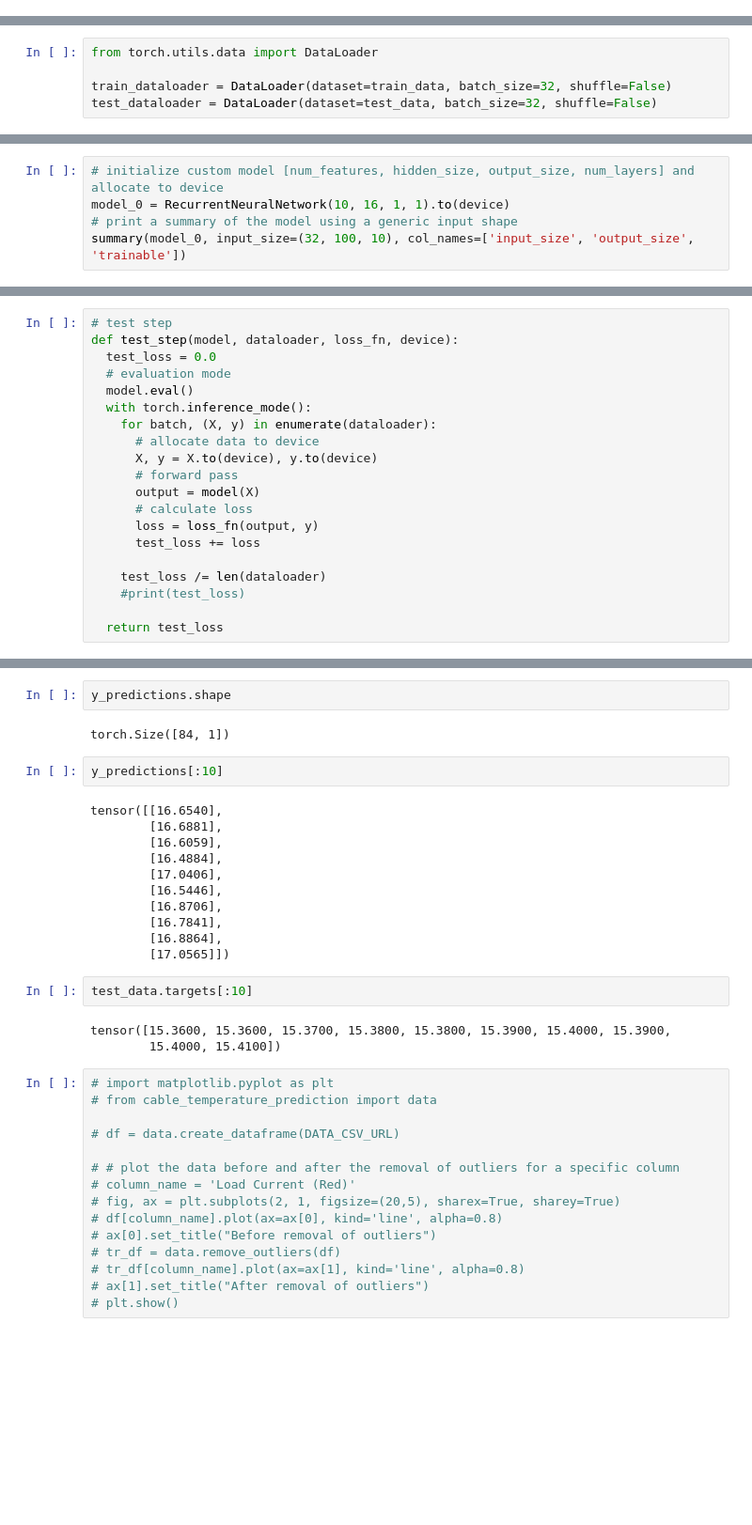
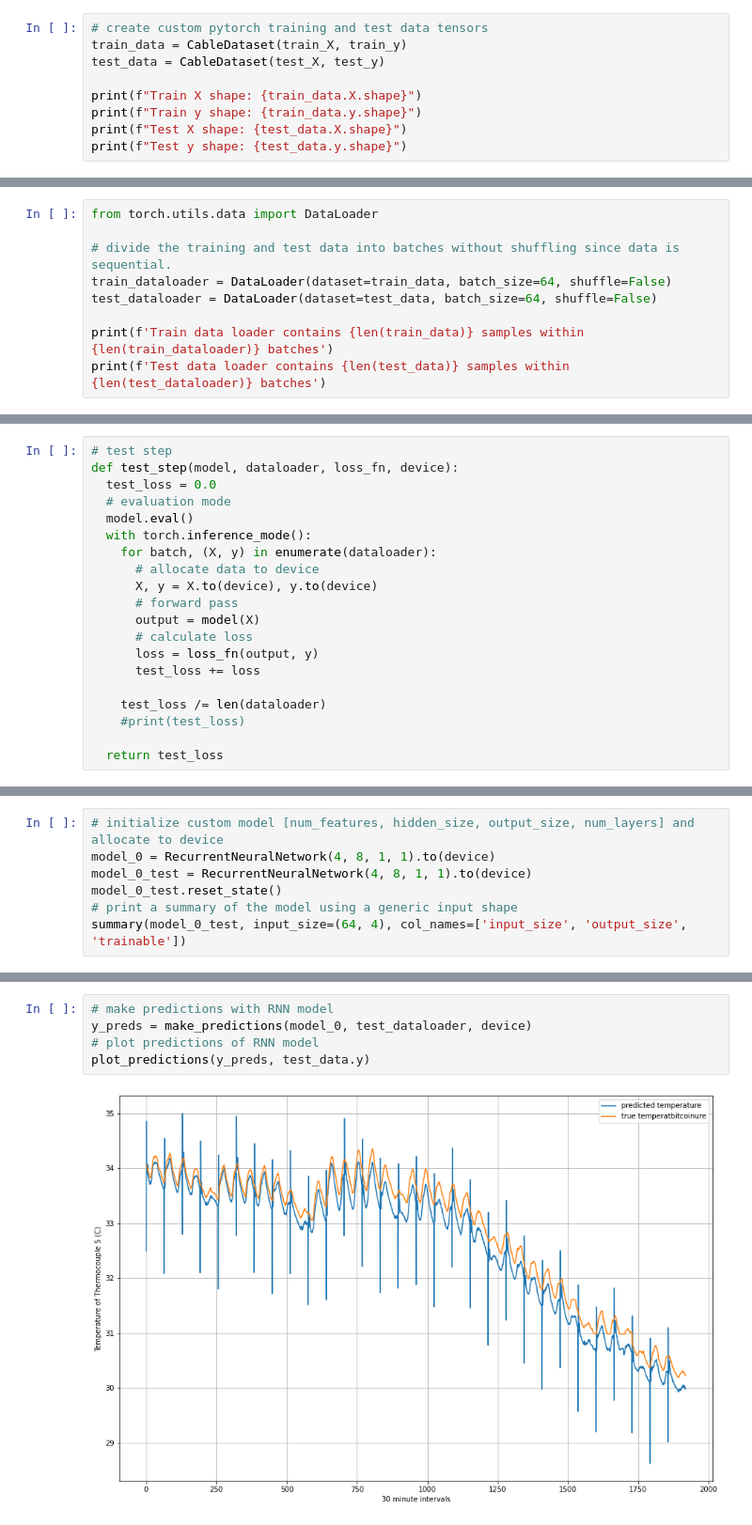
Before and after one commit to torrhen/cable_temperature_prediction, a Jupyter notebook: cable_temperature_prediction.ipynb, the cells around one changed output, grey strips where cells are left out. Shown: that part at 94% size. Cells and saved outputs as stored; diff of their text form; blank space fills up the shorter version.

```diff
--- a/cable_temperature_prediction.ipynb
+++ b/cable_temperature_prediction.ipynb
@@ -274,0 +117,9 @@ tensor(18.2800)
+# %%
+# create custom pytorch training and test data tensors
+train_data = CableDataset(train_X, train_y)
+test_data = CableDataset(test_X, test_y)
+
+print(f"Train X shape: {train_data.X.shape}")
+print(f"Train y shape: {train_data.y.shape}")
+print(f"Test X shape: {test_data.X.shape}")
+print(f"Test y shape: {test_data.y.shape}")
@@ -275,5 +131,9 @@ tensor(18.2800)
 # %%
 from torch.utils.data import DataLoader
 
-train_dataloader = DataLoader(dataset=train_data, batch_size=32, shuffle=False)
-test_dataloader = DataLoader(dataset=test_data, batch_size=32, shuffle=False)
+# divide the training and test data into batches without shuffling since data is sequential.
+train_dataloader = DataLoader(dataset=train_data, batch_size=64, shuffle=False)
+test_dataloader = DataLoader(dataset=test_data, batch_size=64, shuffle=False)
+
+print(f'Train data loader contains {len(train_data)} samples within {len(train_dataloader)} batches')
+print(f'Test data loader contains {len(test_data)} samples within {len(test_dataloader)} batches')
@@ -320,5 +144,0 @@ Requirement already satisfied: torchinfo in /usr/local/lib/python3.8/dist-packag
-# %%
-# initialize custom model [num_features, hidden_size, output_size, num_layers] and allocate to device
-model_0 = RecurrentNeuralNetwork(10, 16, 1, 1).to(device)
-# print a summary of the model using a generic input shape
-summary(model_0, input_size=(32, 100, 10), col_names=['input_size', 'output_size', 'trainable'])
@@ -407,0 +323,7 @@ def train(model, train_loader, test_loader, loss_fn, optimizer, device, epochs=1
+# %%
+# initialize custom model [num_features, hidden_size, output_size, num_layers] and allocate to device
+model_0 = RecurrentNeuralNetwork(4, 8, 1, 1).to(device)
+model_0_test = RecurrentNeuralNetwork(4, 8, 1, 1).to(device)
+model_0_test.reset_state()
+# print a summary of the model using a generic input shape
+summary(model_0_test, input_size=(64, 4), col_names=['input_size', 'output_size', 'trainable'])
@@ -448,37 +367,7 @@ y_predictions = torch.cat(predictions)
-# %%
-y_predictions.shape
-# %% [output]
-torch.Size([84, 1])
-# %%
-y_predictions[:10]
-# %% [output]
-tensor([[16.6540],
-        [16.6881],
-        [16.6059],
-        [16.4884],
-        [17.0406],
-        [16.5446],
-        [16.8706],
-        [16.7841],
-        [16.8864],
-        [17.0565]])
-# %%
-test_data.targets[:10]
-# %% [output]
-tensor([15.3600, 15.3600, 15.3700, 15.3800, 15.3800, 15.3900, 15.4000, 15.3900,
-        15.4000, 15.4100])
-# %%
-# import matplotlib.pyplot as plt
-# from cable_temperature_prediction import data
-
-# df = data.create_dataframe(DATA_CSV_URL)
-
-# # plot the data before and after the removal of outliers for a specific column
-# column_name = 'Load Current (Red)'
-# fig, ax = plt.subplots(2, 1, figsize=(20,5), sharex=True, sharey=True)
-# df[column_name].plot(ax=ax[0], kind='line', alpha=0.8)
-# ax[0].set_title("Before removal of outliers")
-# tr_df = data.remove_outliers(df)
-# tr_df[column_name].plot(ax=ax[1], kind='line', alpha=0.8)
-# ax[1].set_title("After removal of outliers")
-# plt.show()
+# %%
+# make predictions with RNN model
+y_preds = make_predictions(model_0, test_dataloader, device)
+# plot predictions of RNN model
+plot_predictions(y_preds, test_data.y)
+# %% [output]
+[figure, added]
```
Also changed, not shown: parts of 43 cells of this notebook.
